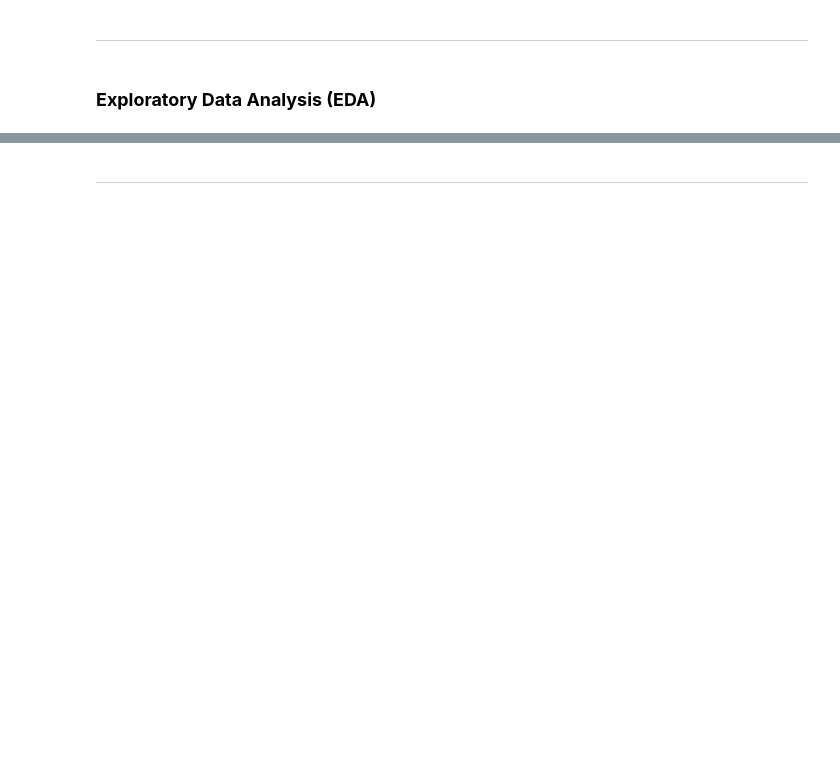
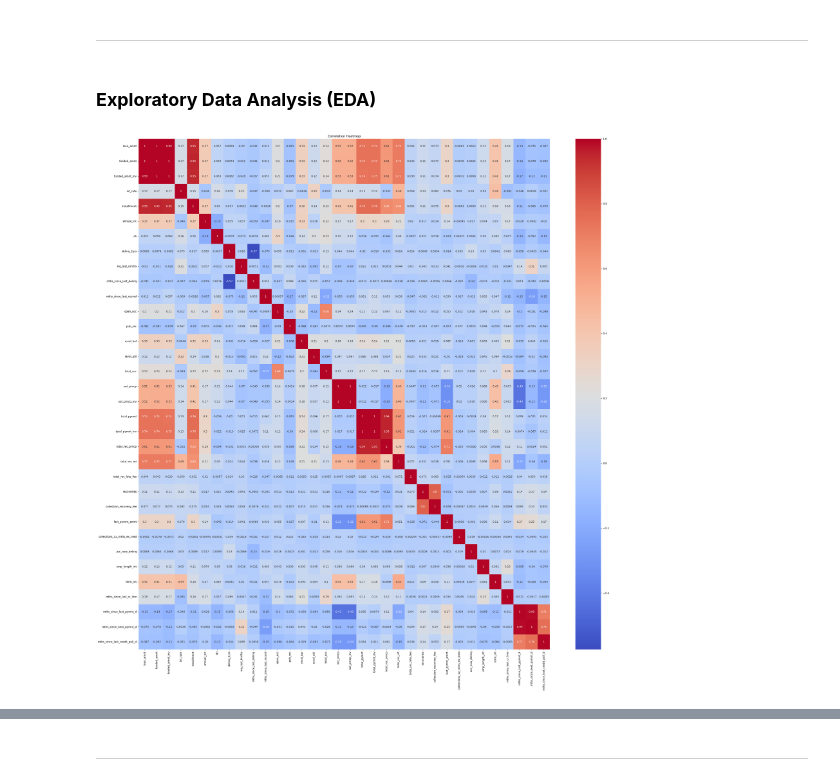
Before and after one commit to gitarga/Credit-Risk-Prediction, a Jupyter notebook: notebook.ipynb, the cells around one changed output, grey strips where cells are left out. Cells and saved outputs as stored; diff of their text form; code cells hidden in the pictures; blank space fills up the shorter version.

```diff
--- a/notebook.ipynb
+++ b/notebook.ipynb
@@ -265,0 +416,3 @@ Name: earliest_cr_line_date, dtype: datetime64[ns]
+# %%
+df['next_pymnt_d_date'] = pd.to_datetime(df['next_pymnt_d'], format='%b-%y')
+df['mths_since_next_pymnt_d'] = (ref_date.year - df['next_pymnt_d_date'].dt.year) * 12 + (ref_date.month - df['next_pymnt_d_date'].dt.month)
@@ -265,0 +431,2 @@ Name: earliest_cr_line_date, dtype: datetime64[ns]
+# %%
+df.drop(columns=['next_pymnt_d', 'next_pymnt_d_date'], inplace=True)
@@ -265,0 +444,3 @@ Name: earliest_cr_line_date, dtype: datetime64[ns]
+# %%
+df['last_credit_pull_d_date'] = pd.to_datetime(df['last_credit_pull_d'], format='%b-%y')
+df['mths_since_last_credit_pull_d'] = (ref_date.year - df['last_credit_pull_d_date'].dt.year) * 12 + (ref_date.month - df['last_credit_pull_d_date'].dt.month)
@@ -266,4 +459,14 @@ Name: earliest_cr_line_date, dtype: datetime64[ns]
+# %%
+df.drop(columns=['last_credit_pull_d', 'last_credit_pull_d_date'], inplace=True)
 # %% [markdown]
 ---
 # %% [markdown]
 ### <b> Exploratory Data Analysis (EDA)
+# %%
+matrix = df.select_dtypes(include=['float64', 'int64']).corr()
+plt.figure(figsize=(35, 35))
+sns.heatmap(matrix, annot=True, cmap='coolwarm')
+plt.title('Correlation Heatmap')
+plt.show()
+# %% [output]
+[figure, added]
```
Also changed, not shown: parts of 36 cells of this notebook.
